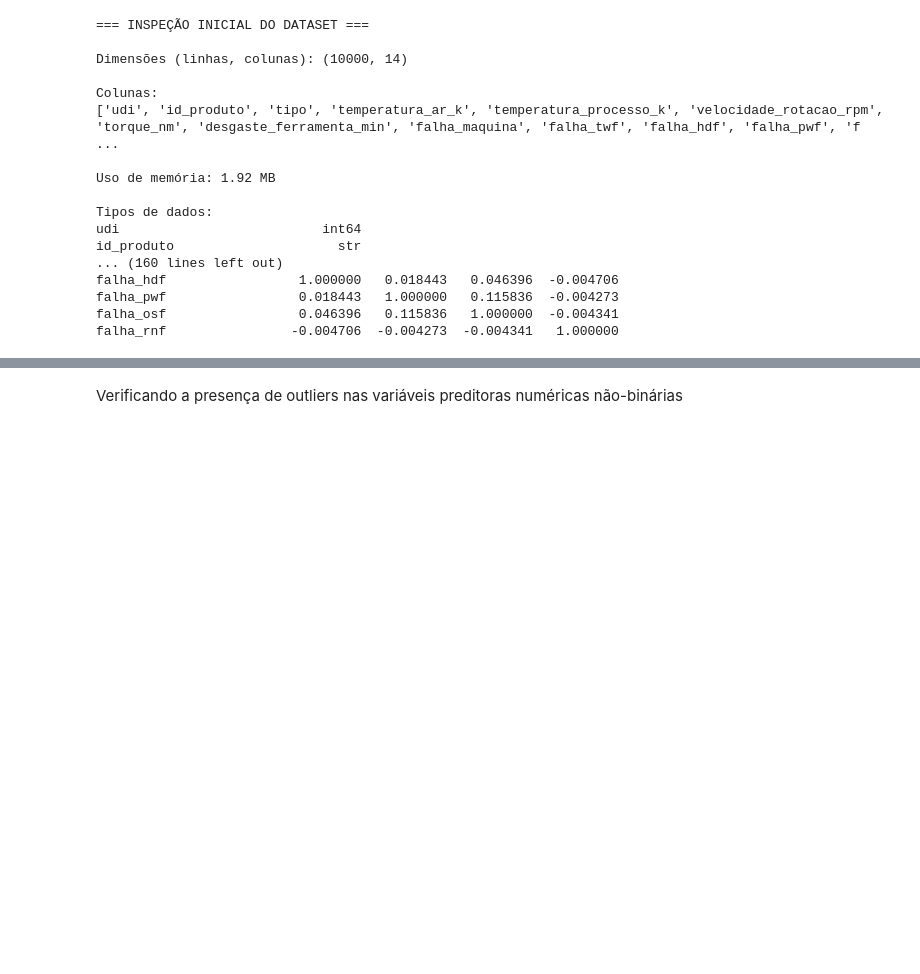
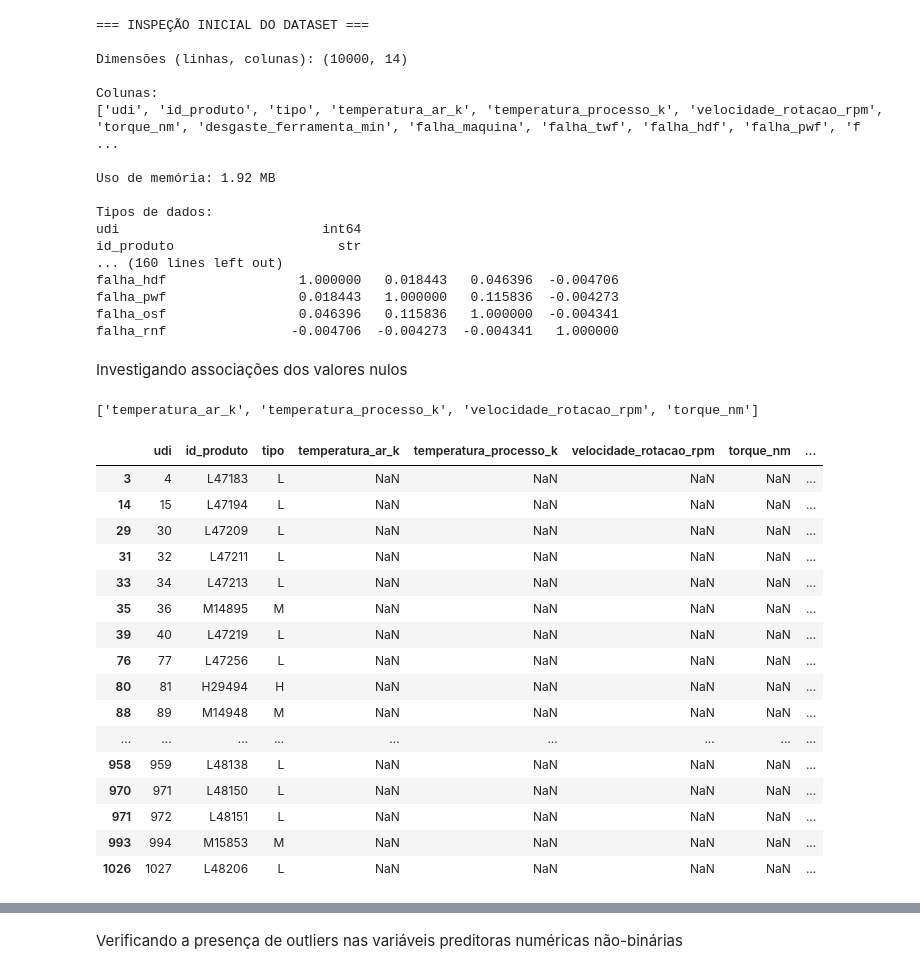
Before and after one commit to raphaelpiresdev-ai/industrial-failure-prediction, a Jupyter notebook: projeto-final.ipynb, the cells around one changed output, grey strips where cells are left out. Drawn from its saved outputs; the diff is of its cells as text; code cells hidden in the pictures; blank space fills up the shorter version.

```diff
--- a/projeto-final.ipynb
+++ b/projeto-final.ipynb
@@ -126,3 +114,42 @@ falha_hdf                 1.000000   0.018443   0.046396  -0.004706
 falha_pwf                 0.018443   1.000000   0.115836  -0.004273
 falha_osf                 0.046396   0.115836   1.000000  -0.004341
 falha_rnf                -0.004706  -0.004273  -0.004341   1.000000
+# %% [markdown]
+Investigando associações dos valores nulos
+# %%
+# Lista com colunas que tem valores nulos
+
+colunas_com_nulos = []
+
+for coluna in df_bruto.columns:
+    if df_bruto[coluna].isnull().any():
+        colunas_com_nulos.append(coluna)
+print(colunas_com_nulos)
+# %% [output]
+['temperatura_ar_k', 'temperatura_processo_k', 'velocidade_rotacao_rpm', 'torque_nm']
+# %%
+# Verificando a posição dos nulos
+
+df_nulos = df_bruto[df_bruto[colunas_com_nulos].isnull().any(axis=1)]
+
+df_nulos.head(60)
+
+# Esses resultados sugerem que as colunas com valores nulos apresentam o mesmo `id_produto`
+# %% [output]
+|  | udi | id_produto | tipo | temperatura_ar_k | temperatura_processo_k | velocidade_rotacao_rpm | torque_nm | ... |
+| 3 | 4 | L47183 | L | NaN | NaN | NaN | NaN | ... |
+| 14 | 15 | L47194 | L | NaN | NaN | NaN | NaN | ... |
+| 29 | 30 | L47209 | L | NaN | NaN | NaN | NaN | ... |
+| 31 | 32 | L47211 | L | NaN | NaN | NaN | NaN | ... |
+| 33 | 34 | L47213 | L | NaN | NaN | NaN | NaN | ... |
+| 35 | 36 | M14895 | M | NaN | NaN | NaN | NaN | ... |
+| 39 | 40 | L47219 | L | NaN | NaN | NaN | NaN | ... |
+| 76 | 77 | L47256 | L | NaN | NaN | NaN | NaN | ... |
+| 80 | 81 | H29494 | H | NaN | NaN | NaN | NaN | ... |
+| 88 | 89 | M14948 | M | NaN | NaN | NaN | NaN | ... |
+| ... | ... | ... | ... | ... | ... | ... | ... | ... |
+| 958 | 959 | L48138 | L | NaN | NaN | NaN | NaN | ... |
+| 970 | 971 | L48150 | L | NaN | NaN | NaN | NaN | ... |
+| 971 | 972 | L48151 | L | NaN | NaN | NaN | NaN | ... |
+| 993 | 994 | M15853 | M | NaN | NaN | NaN | NaN | ... |
+| 1026 | 1027 | L48206 | L | NaN | NaN | NaN | NaN | ... |
```
Also changed, not shown: parts of 18 cells of this notebook.
